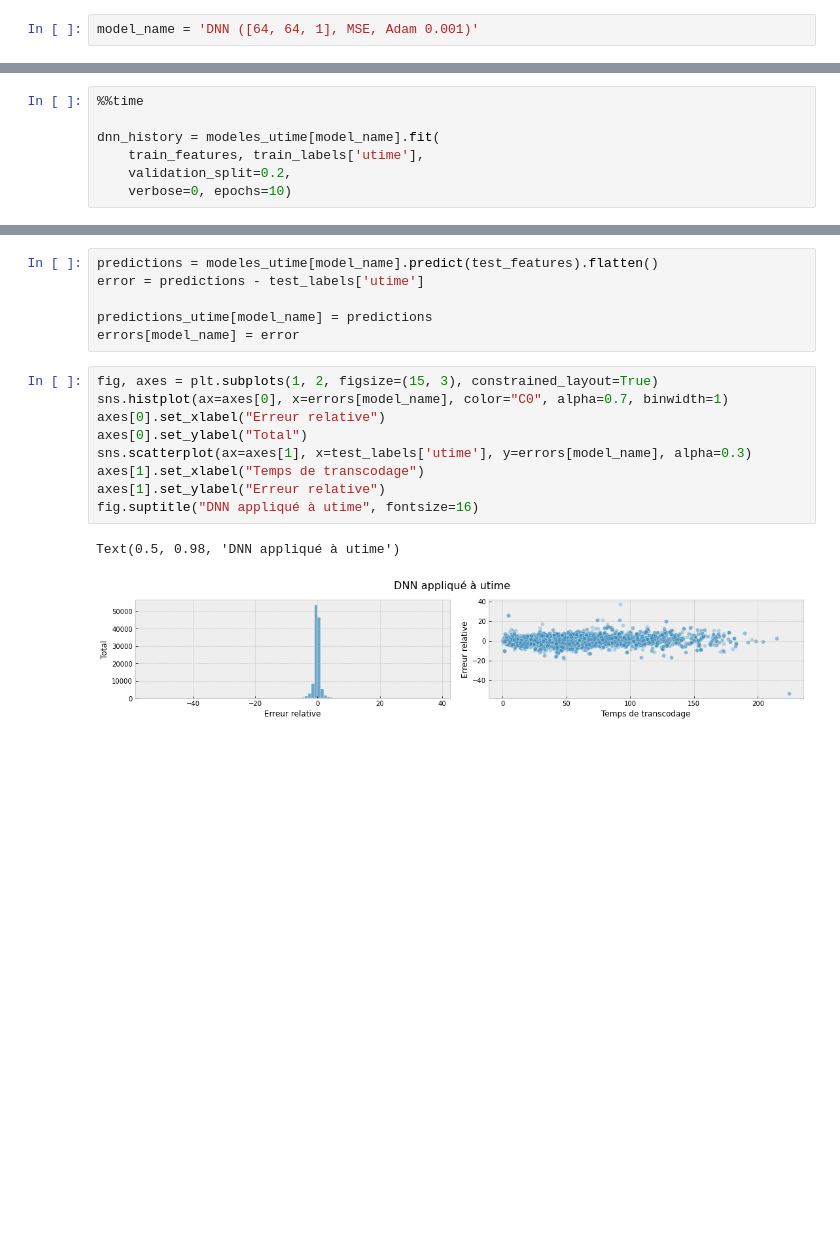
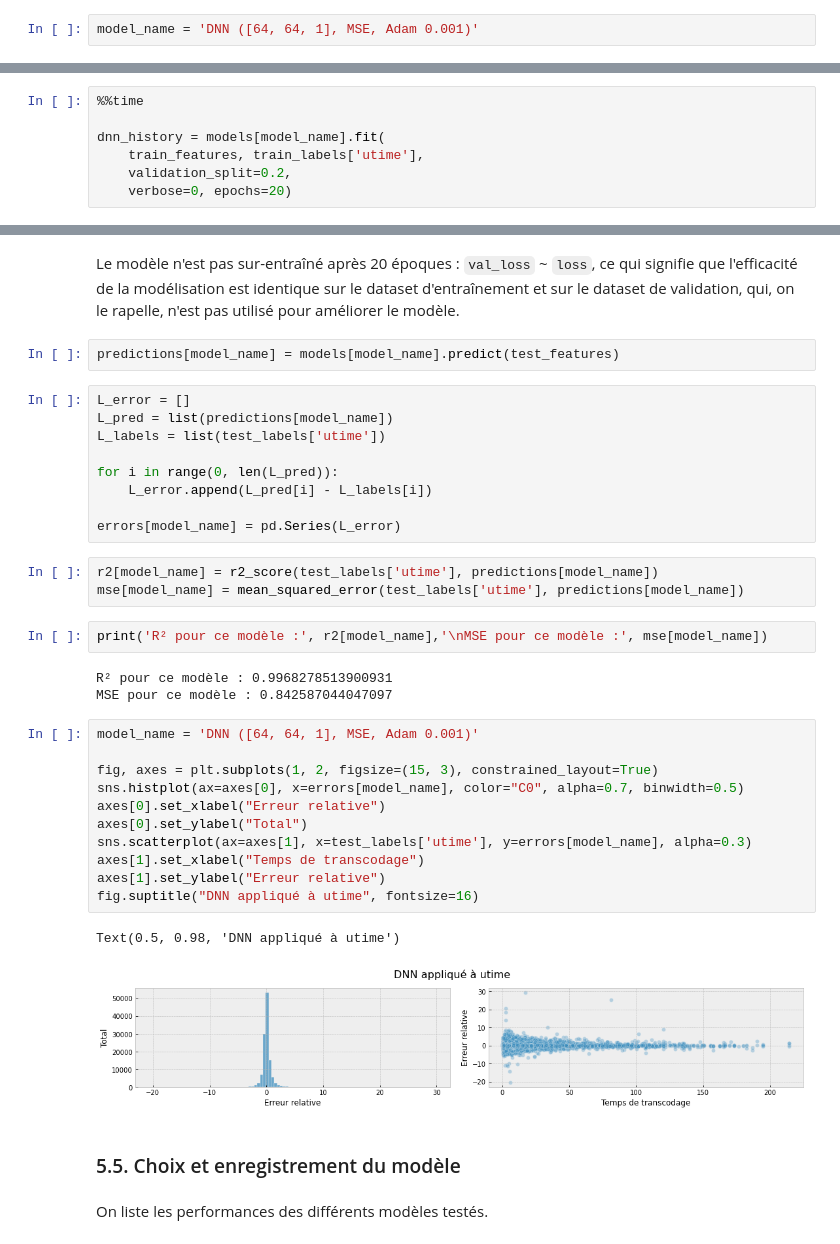
Before and after one commit to Anatole-Lapelerie/ESILV-S7-Python-for-Data-Analysis, a Jupyter notebook: main.ipynb, the cells around one changed output, grey strips where cells are left out. Saved outputs shown, nothing was run; the diff lists cells and outputs as text; blank space fills up the shorter version.

```diff
--- a/main.ipynb
+++ b/main.ipynb
@@ -985,8 +1027,8 @@ On entraîne le modèle sur 10 époques. Il s'émaliorera sur la base d'un datas
 # %%
 %%time
 
-dnn_history = modeles_utime[model_name].fit(
+dnn_history = models[model_name].fit(
     train_features, train_labels['utime'],
     validation_split=0.2,
-    verbose=0, epochs=10)
+    verbose=0, epochs=20)
 # %% [output]
@@ -998,18 +1040,39 @@ plot_loss(dnn_history)
-# %%
-predictions = modeles_utime[model_name].predict(test_features).flatten()
-error = predictions - test_labels['utime']
-
-predictions_utime[model_name] = predictions
-errors[model_name] = error
+# %% [markdown]
+Le modèle n'est pas sur-entraîné après 20 époques : `val_loss` ~ `loss`, ce qui signifie que l'efficacité de la modélisation est identique sur le dataset d'entraînement et sur le dataset de validation, qui, on le rapelle, n'est pas utilisé pour améliorer le modèle.
+# %%
+predictions[model_name] = models[model_name].predict(test_features)
+# %%
+L_error = []
+L_pred = list(predictions[model_name])
+L_labels = list(test_labels['utime'])
+
+for i in range(0, len(L_pred)):
+    L_error.append(L_pred[i] - L_labels[i])
+
+errors[model_name] = pd.Series(L_error)
+# %%
+r2[model_name] = r2_score(test_labels['utime'], predictions[model_name])
+mse[model_name] = mean_squared_error(test_labels['utime'], predictions[model_name])
+# %%
+print('R² pour ce modèle :', r2[model_name],'\nMSE pour ce modèle :', mse[model_name])
+# %% [output]
+R² pour ce modèle : 0.9968278513900931
+MSE pour ce modèle : 0.842587044047097
 # %%
+model_name = 'DNN ([64, 64, 1], MSE, Adam 0.001)'
+
 fig, axes = plt.subplots(1, 2, figsize=(15, 3), constrained_layout=True)
-sns.histplot(ax=axes[0], x=errors[model_name], color="C0", alpha=0.7, binwidth=1)
+sns.histplot(ax=axes[0], x=errors[model_name], color="C0", alpha=0.7, binwidth=0.5)
 axes[0].set_xlabel("Erreur relative")
 axes[0].set_ylabel("Total")
 sns.scatterplot(ax=axes[1], x=test_labels['utime'], y=errors[model_name], alpha=0.3)
 axes[1].set_xlabel("Temps de transcodage")
 axes[1].set_ylabel("Erreur relative")
 fig.suptitle("DNN appliqué à utime", fontsize=16)
 # %% [output]
 Text(0.5, 0.98, 'DNN appliqué à utime')
-[figure, old version]
+[figure, new version]
+# %% [markdown]
+### 5.5. Choix et enregistrement du modèle
+# %% [markdown]
+On liste les performances des différents modèles testés.
```
Also changed, not shown: parts of 73 cells of this notebook, 8 other files.
